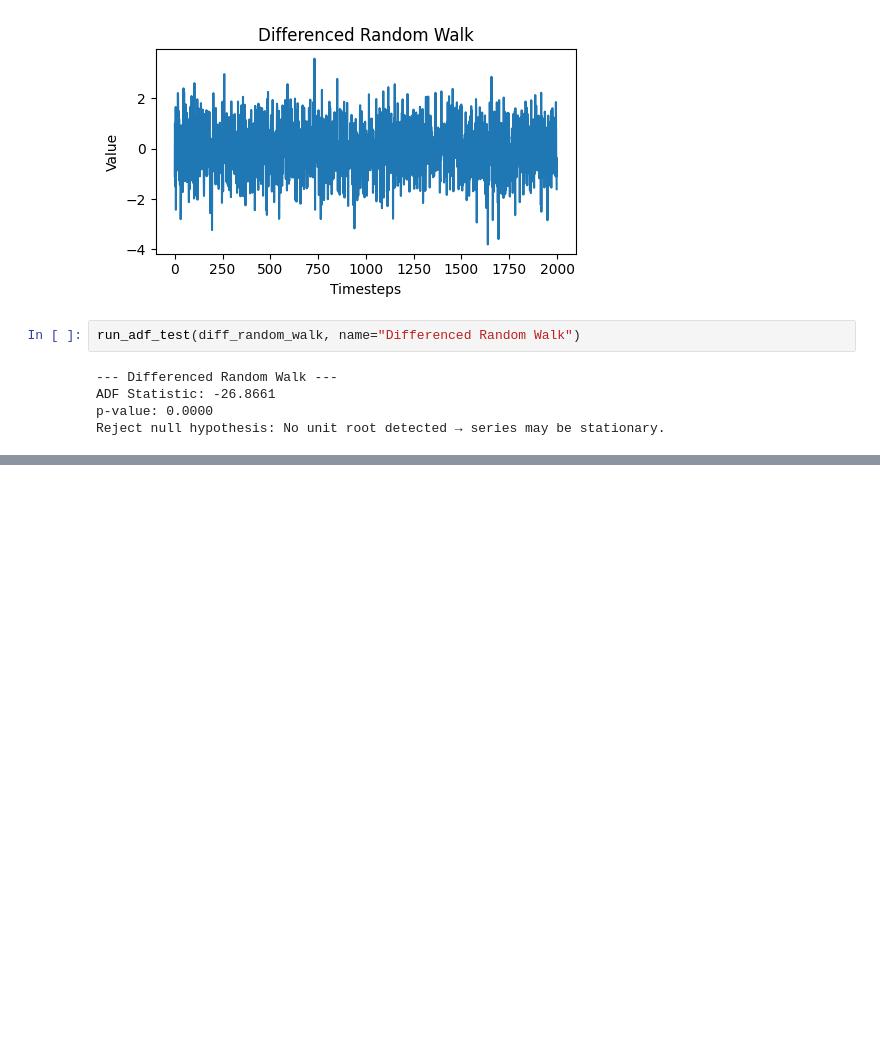
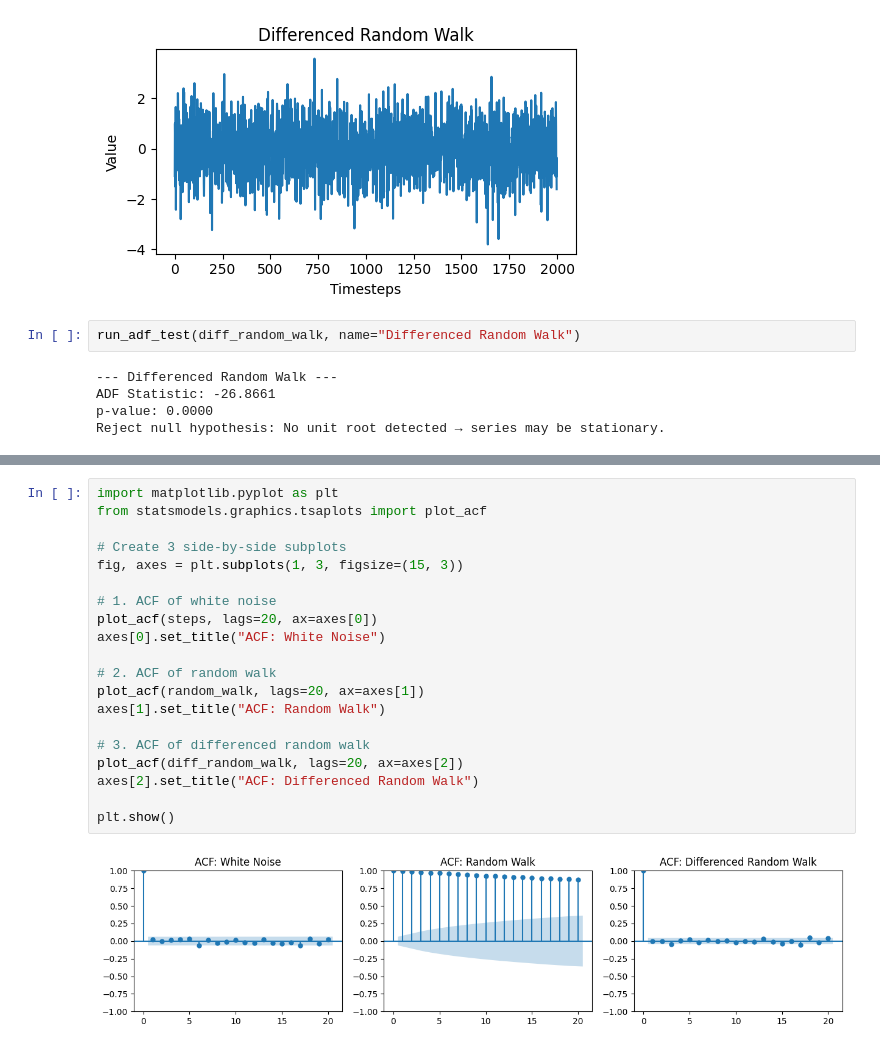
Before and after one commit to avirupc/time-series-learning, a Jupyter notebook: Chapters/1. Random Walk/1. Random Walk.ipynb, the cells around one changed output, grey strips where cells are left out. Cells and saved outputs as stored; diff of their text form; blank space fills up the shorter version.

```diff
--- a/Chapters/1. Random Walk/1. Random Walk.ipynb
+++ b/Chapters/1. Random Walk/1. Random Walk.ipynb
@@ -347,0 +359,22 @@ Reject null hypothesis: No unit root detected → series may be stationary.
+# %%
+import matplotlib.pyplot as plt
+from statsmodels.graphics.tsaplots import plot_acf
+
+# Create 3 side-by-side subplots
+fig, axes = plt.subplots(1, 3, figsize=(15, 3))
+
+# 1. ACF of white noise
+plot_acf(steps, lags=20, ax=axes[0])
+axes[0].set_title("ACF: White Noise")
+
+# 2. ACF of random walk
+plot_acf(random_walk, lags=20, ax=axes[1])
+axes[1].set_title("ACF: Random Walk")
+
+# 3. ACF of differenced random walk
+plot_acf(diff_random_walk, lags=20, ax=axes[2])
+axes[2].set_title("ACF: Differenced Random Walk")
+
+plt.show()
+# %% [output]
+[figure, added]
```
Also changed, not shown: parts of 2 cells of this notebook.
